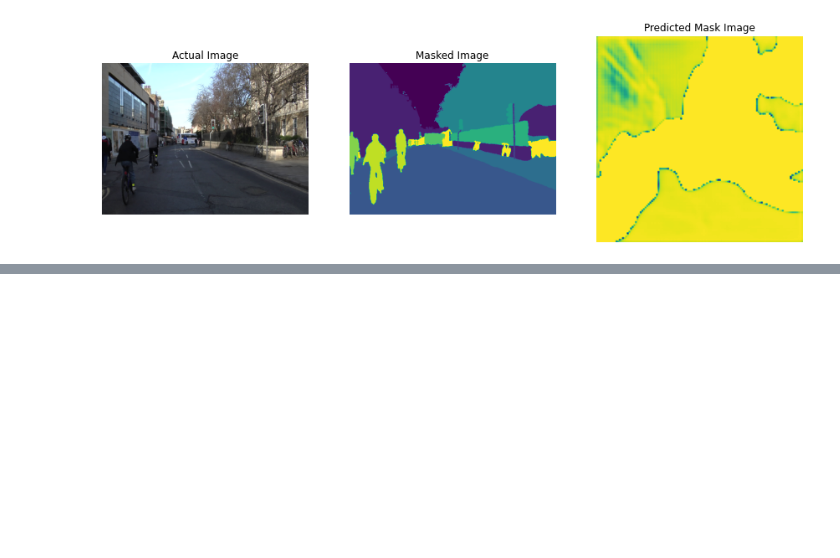
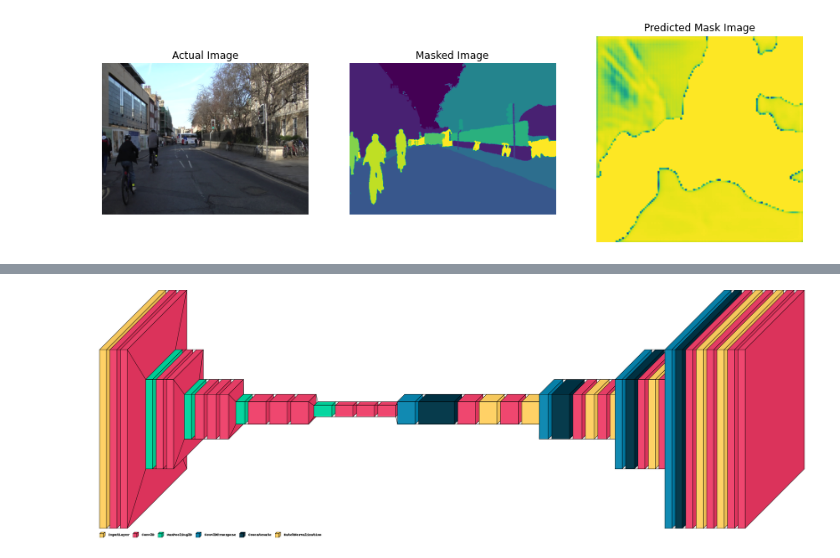
Before and after one commit to EngUzair98/CS867_Computer_Vision_Projects, a Jupyter notebook: CS867_CV_A002_version_submission.ipynb, the cells around one changed output, grey strips where cells are left out. Cells and saved outputs as stored; diff of their text form; code cells hidden in the pictures; blank space fills up the shorter version.

```diff
--- a/CS867_CV_A002_version_submission.ipynb
+++ b/CS867_CV_A002_version_submission.ipynb
@@ -553,0 +562,8 @@ for x in range(4):
+# %%
+import visualkeras
+from PIL import ImageFont
+
+font = ImageFont.load_default()
+visualkeras.layered_view(vgg_UNet, legend=True, font=font, to_file='vgg16_UNet_architecture.png')
+# %% [output]
+[figure, added]
```
Also changed, not shown: parts of 3 cells of this notebook.
